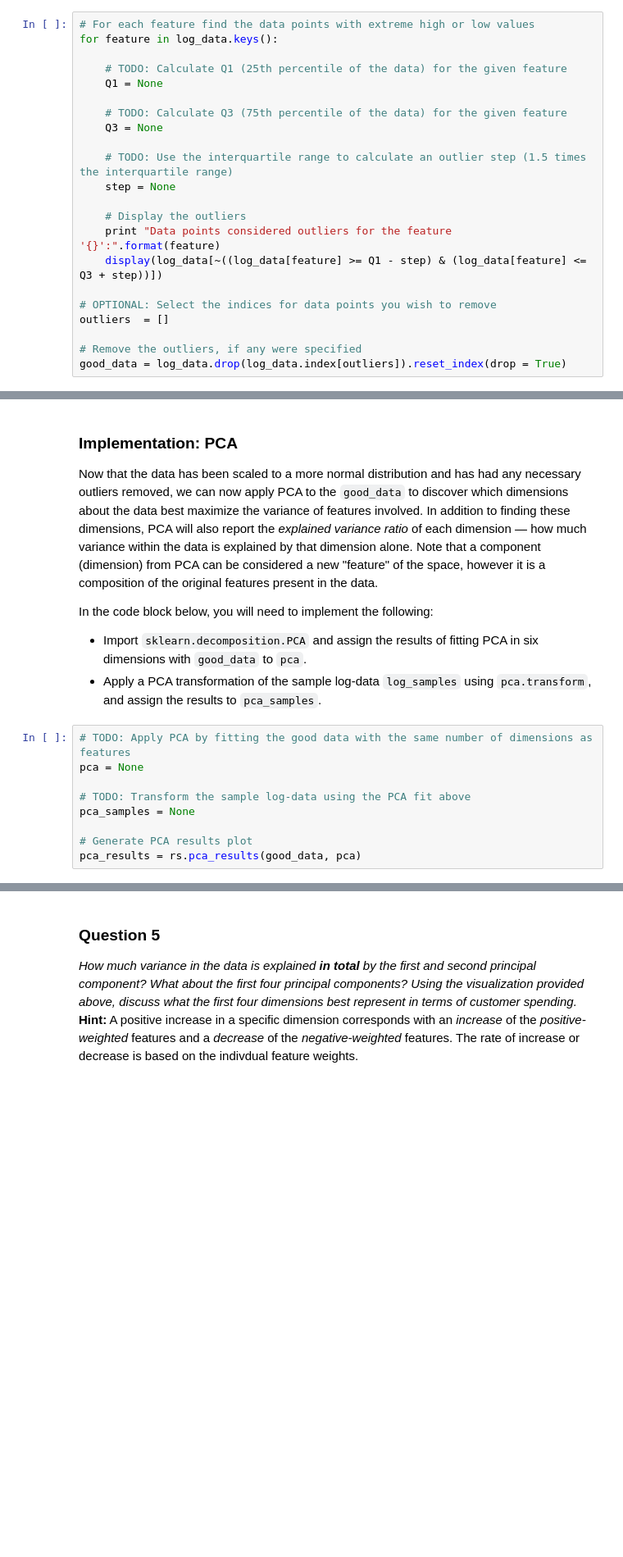
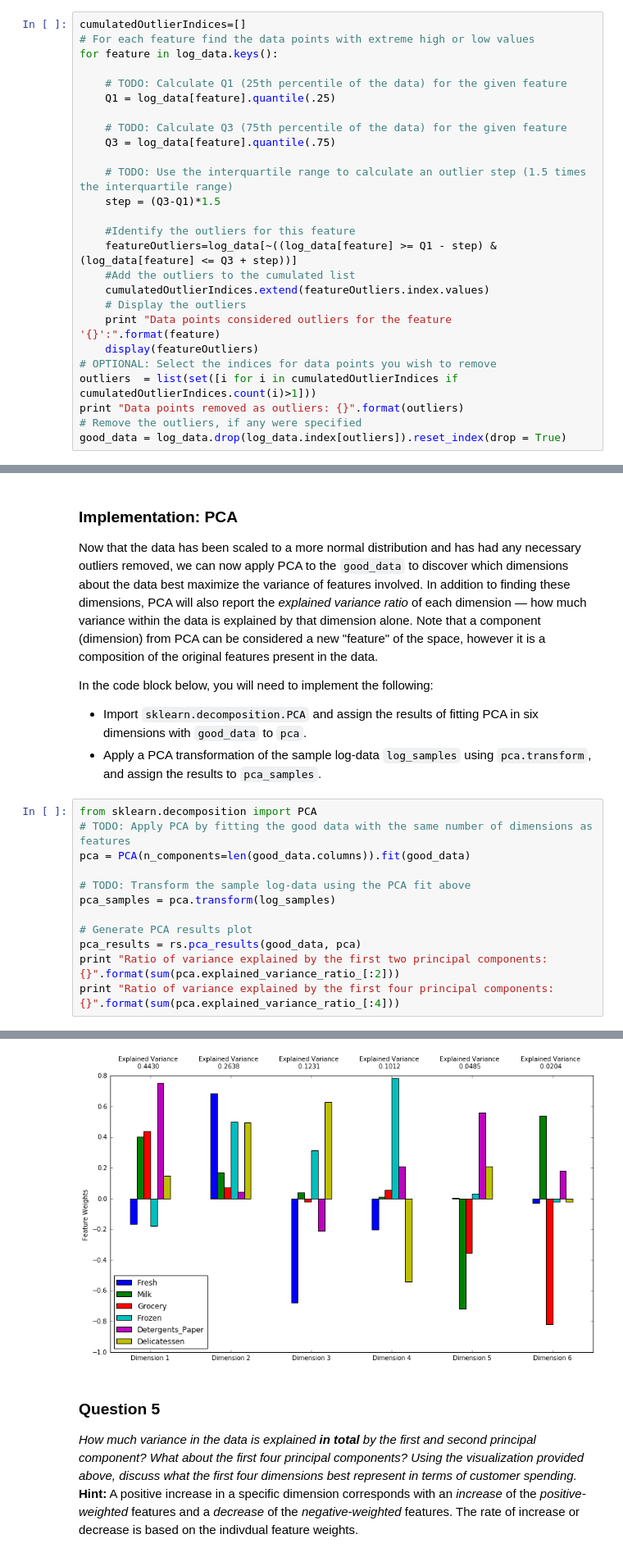
Before and after one commit to fera0013/machine-learning, a Jupyter notebook: projects/creating_customer_segments/customer_segments.ipynb, the cells around one changed output, grey strips where cells are left out. Shown at 82% size. Cells and saved outputs as stored; diff of their text form; blank space fills up the shorter version.

```diff
--- a/projects/creating_customer_segments/customer_segments.ipynb
+++ b/projects/creating_customer_segments/customer_segments.ipynb
@@ -170,24 +178,28 @@ In the code block below, you will need to implement the following:
 **NOTE:** If you choose to remove any outliers, ensure that the sample data does not contain any of these points!
 Once you have performed this implementation, the dataset will be stored in the variable `good_data`.
 # %%
+cumulatedOutlierIndices=[]
 # For each feature find the data points with extreme high or low values
 for feature in log_data.keys():
 
     # TODO: Calculate Q1 (25th percentile of the data) for the given feature
-    Q1 = None
+    Q1 = log_data[feature].quantile(.25)
 
     # TODO: Calculate Q3 (75th percentile of the data) for the given feature
-    Q3 = None
+    Q3 = log_data[feature].quantile(.75)
 
     # TODO: Use the interquartile range to calculate an outlier step (1.5 times the interquartile range)
-    step = None
+    step = (Q3-Q1)*1.5
 
+    #Identify the outliers for this feature
+    featureOutliers=log_data[~((log_data[feature] >= Q1 - step) & (log_data[feature] <= Q3 + step))]
+    #Add the outliers to the cumulated list
+    cumulatedOutlierIndices.extend(featureOutliers.index.values)
     # Display the outliers
     print "Data points considered outliers for the feature '{}':".format(feature)
-    display(log_data[~((log_data[feature] >= Q1 - step) & (log_data[feature] <= Q3 + step))])
-
+    display(featureOutliers)
 # OPTIONAL: Select the indices for data points you wish to remove
-outliers  = []
-
+outliers  = list(set([i for i in cumulatedOutlierIndices if cumulatedOutlierIndices.count(i)>1]))
+print "Data points removed as outliers: {}".format(outliers)
 # Remove the outliers, if any were specified
 good_data = log_data.drop(log_data.index[outliers]).reset_index(drop = True)
@@ -208,11 +283,15 @@ In the code block below, you will need to implement the following:
  - Import `sklearn.decomposition.PCA` and assign the results of fitting PCA in six dimensions with `good_data` to `pca`.
  - Apply a PCA transformation of the sample log-data `log_samples` using `pca.transform`, and assign the results to `pca_samples`.
 # %%
+from sklearn.decomposition import PCA
 # TODO: Apply PCA by fitting the good data with the same number of dimensions as features
-pca = None
+pca = PCA(n_components=len(good_data.columns)).fit(good_data)
 
 # TODO: Transform the sample log-data using the PCA fit above
-pca_samples = None
+pca_samples = pca.transform(log_samples)
 
 # Generate PCA results plot
 pca_results = rs.pca_results(good_data, pca)
+print "Ratio of variance explained by the first two principal components: {}".format(sum(pca.explained_variance_ratio_[:2]))
+print "Ratio of variance explained by the first four principal components: {}".format(sum(pca.explained_variance_ratio_[:4]))
+# %% [output]
@@ -219,3 +300,4 @@ pca_results = rs.pca_results(good_data, pca)
+[figure, added]
 # %% [markdown]
 ### Question 5
 *How much variance in the data is explained* ***in total*** *by the first and second principal component? What about the first four principal components? Using the visualization provided above, discuss what the first four dimensions best represent in terms of customer spending.*
```
Also changed, not shown: parts of 15 cells of this notebook.
